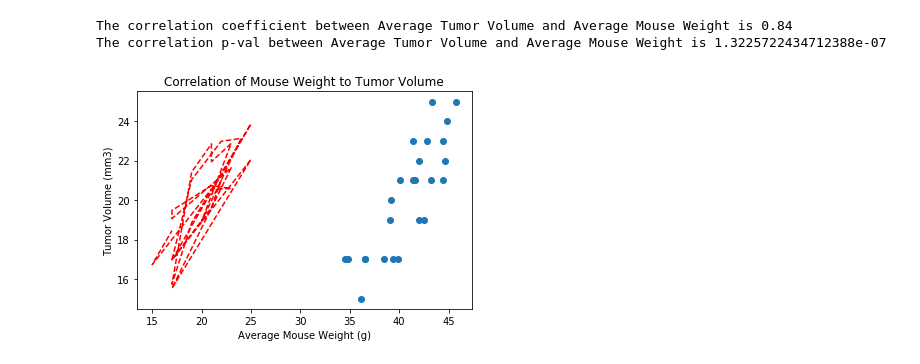
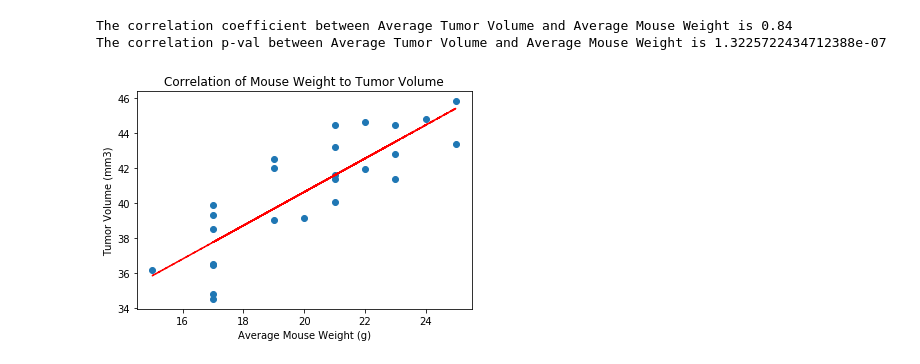
Before and after one commit to pasco27/matplotlib_homework, a Jupyter notebook: pymaceuticals_pascarella1.ipynb, the cells around one changed output. Cells and saved outputs as stored; diff of their text form; code cells hidden in the pictures.

```diff
--- a/pymaceuticals_pascarella1.ipynb
+++ b/pymaceuticals_pascarella1.ipynb
@@ -612,12 +608,16 @@ vc_fit = vc_slope * avg_tumor_vol + vc_int
+# %%
+tumor_slope, tumor_int, tumor_r, tumor_p, tumor_std_err = stats.linregress(avg_mouse_weight, avg_tumor_vol)
+# %%
+tumor_fit = tumor_slope * avg_mouse_weight + tumor_int
 # %%
 #plt.figure(figsize=(10,8))
-plt.scatter(avg_tumor_vol, avg_mouse_weight)
-plt.plot(avg_mouse_weight, vc_fit, linestyle="--", color='red')
+plt.scatter(avg_mouse_weight, avg_tumor_vol)
+plt.plot(avg_mouse_weight, tumor_fit, linestyle="--", color='red')
 
 #plt.xticks(year, rotation=90)
 plt.title("Correlation of Mouse Weight to Tumor Volume")
 plt.xlabel('Average Mouse Weight (g)')
 plt.ylabel('Tumor Volume (mm3)')
 plt.show()
 # %% [output]
-[figure, old version]
+[figure, new version]
```
Also changed, not shown: parts of 2 cells of this notebook.
